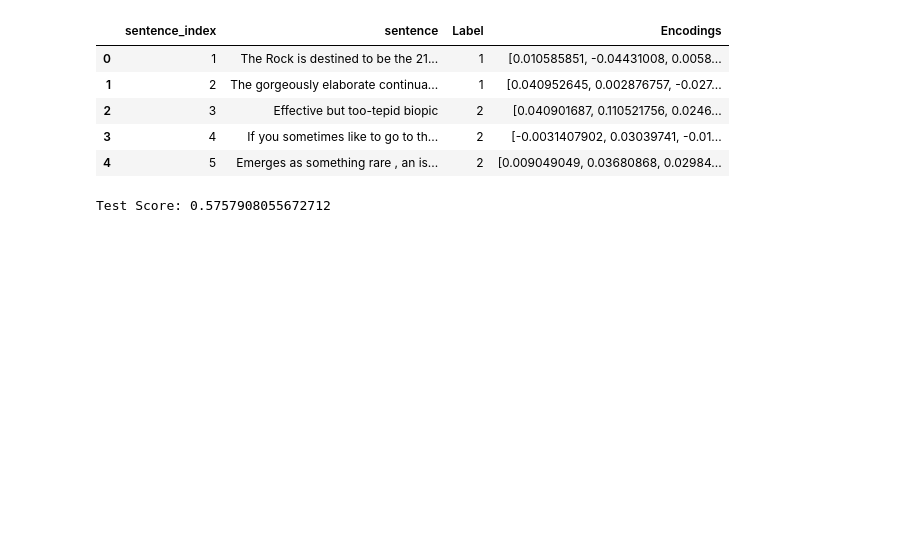
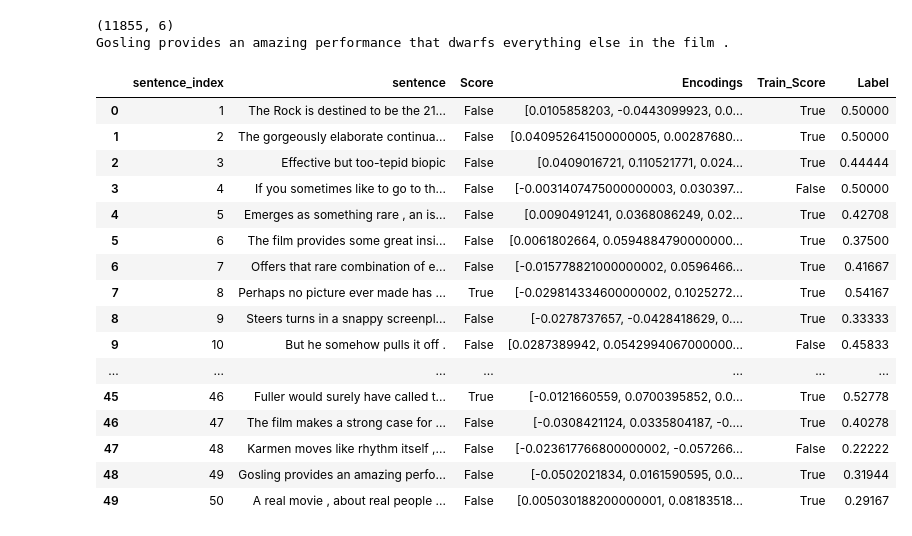
Before and after one commit to marcus-wrrn/Semantic_Comparison, a Jupyter notebook: Lab_Tests/classifier_proto_1.ipynb, the cells around one changed output. Drawn from its saved outputs; the diff is of its cells as text; code cells hidden in the pictures; blank space fills up the shorter version.

Commit message:
Running more tests

```diff
--- a/Lab_Tests/classifier_proto_1.ipynb
+++ b/Lab_Tests/classifier_proto_1.ipynb
@@ -81,32 +169,6 @@ def print_test_log(df : pd.DataFrame):
 # %%
-df_standford = pd.read_csv("/home/marcuswrrn/Projects/Semantic_Quantification/Semantic_Comparison/Lab_Tests/Data_Storage/stanfordSentimentTreebank/stanfordSentimentTreebank/datasetSentences.txt", sep='\t')
-df_standford['Label'] = pd.read_csv("/home/marcuswrrn/Projects/Semantic_Quantification/Semantic_Comparison/Lab_Tests/Data_Storage/stanfordSentimentTreebank/stanfordSentimentTreebank/datasetSplit.txt")['splitset_label']
+# df_standford = pd.read_csv("/home/marcuswrrn/Projects/Semantic_Quantification/Semantic_Comparison/Lab_Tests/Data_Storage/stanfordSentimentTreebank/stanfordSentimentTreebank/datasetSentences.txt", sep='\t')
+# df_standford['Score'] = pd.read_csv("/home/marcuswrrn/Projects/Semantic_Quantification/Semantic_Comparison/Lab_Tests/Data_Storage/stanfordSentimentTreebank/stanfordSentimentTreebank/datasetSplit.txt")['splitset_label']
 
-df_standford["Encodings"] = df_standford["sentence"].apply(lambda x: model.encode(x))
-df_standford.head()
+# df_standford["Encodings"] = df_standford["sentence"].apply(lambda x: model.encode(x))
+# df_standford.head()
-# %% [output]
-|  | sentence_index | sentence | Label | Encodings |
-| 0 | 1 | The Rock is destined to be the 21... | 1 | [0.010585851, -0.04431008, 0.0058... |
-| 1 | 2 | The gorgeously elaborate continua... | 1 | [0.040952645, 0.002876757, -0.027... |
-| 2 | 3 | Effective but too-tepid biopic | 2 | [0.040901687, 0.110521756, 0.0246... |
-| 3 | 4 | If you sometimes like to go to th... | 2 | [-0.0031407902, 0.03039741, -0.01... |
-| 4 | 5 | Emerges as something rare , an is... | 2 | [0.009049049, 0.03680868, 0.02984... |
-# %%
-#df_standford["Train_Score"] = df_standford["Encodings"].apply(lambda x: compare_embeddings(x))
-#df_standford["Label"] = [label == 2 for label in df_standford["Label"]]
-
-
-#matrix = build_confusion_matrix(df_standford["Train_Score"], df_standford["Label"])
-#print(matrix)
-hyper = np.arange(2, 4, 0.1)
-# for hyp in hyper:
-#     df_standford["Train_Score"] = df_standford["Encodings"].apply(lambda x: compare_embeddings(x, hyper=hyp))
-#     score = find_test_score(df_standford["Train_Score"], df_standford["Label"])
-#     print(f"{hyp}: {score}")
-hyper_param = 3.8
-
-df_standford["Train_Score"] = df_standford["Encodings"].apply(lambda x: compare_embeddings(x, hyper=hyper_param))
-score = find_test_score(df_standford["Train_Score"], df_standford["Label"])
-print(f"Test Score: {score}")
-# %% [output]
-Test Score: 0.5757908055672712
@@ -112,0 +178,27 @@ Test Score: 0.5757908055672712
+# %%
+df_standford = pd.read_json("./Data_Storage/Processed_Data/standford_sentiment.json")
+df_standford["Label"] = df_standford["Score"]
+df_standford["Score"] = df_standford["Score"].apply(lambda x: x > 0.5)
+print(df_standford.shape)
+print(df_standford["sentence"][48])
+df_standford.head(50)
+# %% [output]
+(11855, 6)
+Gosling provides an amazing performance that dwarfs everything else in the film .
+|  | sentence_index | sentence | Score | Encodings | Train_Score | Label |
+| 0 | 1 | The Rock is destined to be the 21... | False | [0.0105858203, -0.0443099923, 0.0... | True | 0.50000 |
+| 1 | 2 | The gorgeously elaborate continua... | False | [0.040952641500000005, 0.00287680... | True | 0.50000 |
+| 2 | 3 | Effective but too-tepid biopic | False | [0.0409016721, 0.110521771, 0.024... | True | 0.44444 |
+| 3 | 4 | If you sometimes like to go to th... | False | [-0.0031407475000000003, 0.030397... | False | 0.50000 |
+| 4 | 5 | Emerges as something rare , an is... | False | [0.0090491241, 0.0368086249, 0.02... | True | 0.42708 |
+| 5 | 6 | The film provides some great insi... | False | [0.0061802664, 0.0594884790000000... | True | 0.37500 |
+| 6 | 7 | Offers that rare combination of e... | False | [-0.015778821000000002, 0.0596466... | True | 0.41667 |
+| 7 | 8 | Perhaps no picture ever made has ... | True | [-0.029814334600000002, 0.1025272... | True | 0.54167 |
+| 8 | 9 | Steers turns in a snappy screenpl... | False | [-0.0278737657, -0.0428418629, 0.... | True | 0.33333 |
+| 9 | 10 | But he somehow pulls it off . | False | [0.0287389942, 0.0542994067000000... | False | 0.45833 |
+| ... | ... | ... | ... | ... | ... | ... |
+| 45 | 46 | Fuller would surely have called t... | True | [-0.0121660559, 0.0700395852, 0.0... | True | 0.52778 |
+| 46 | 47 | The film makes a strong case for ... | False | [-0.0308421124, 0.0335804187, -0.... | True | 0.40278 |
+| 47 | 48 | Karmen moves like rhythm itself ,... | False | [-0.023617766800000002, -0.057266... | False | 0.22222 |
+| 48 | 49 | Gosling provides an amazing perfo... | False | [-0.0502021834, 0.0161590595, 0.0... | True | 0.31944 |
+| 49 | 50 | A real movie , about real people ... | False | [0.005030188200000001, 0.08183518... | True | 0.29167 |
```
Also changed, not shown: parts of 8 cells of this notebook.
